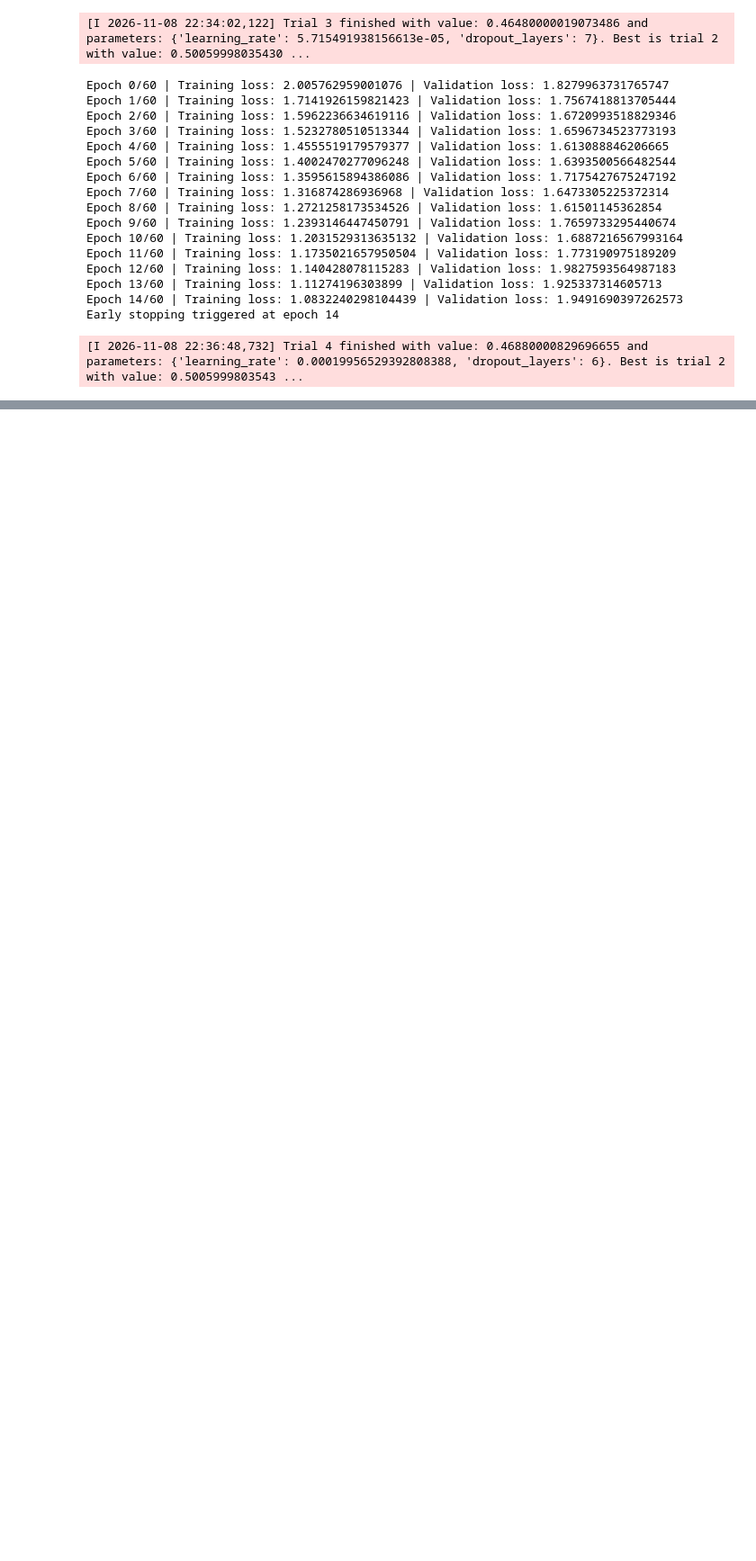
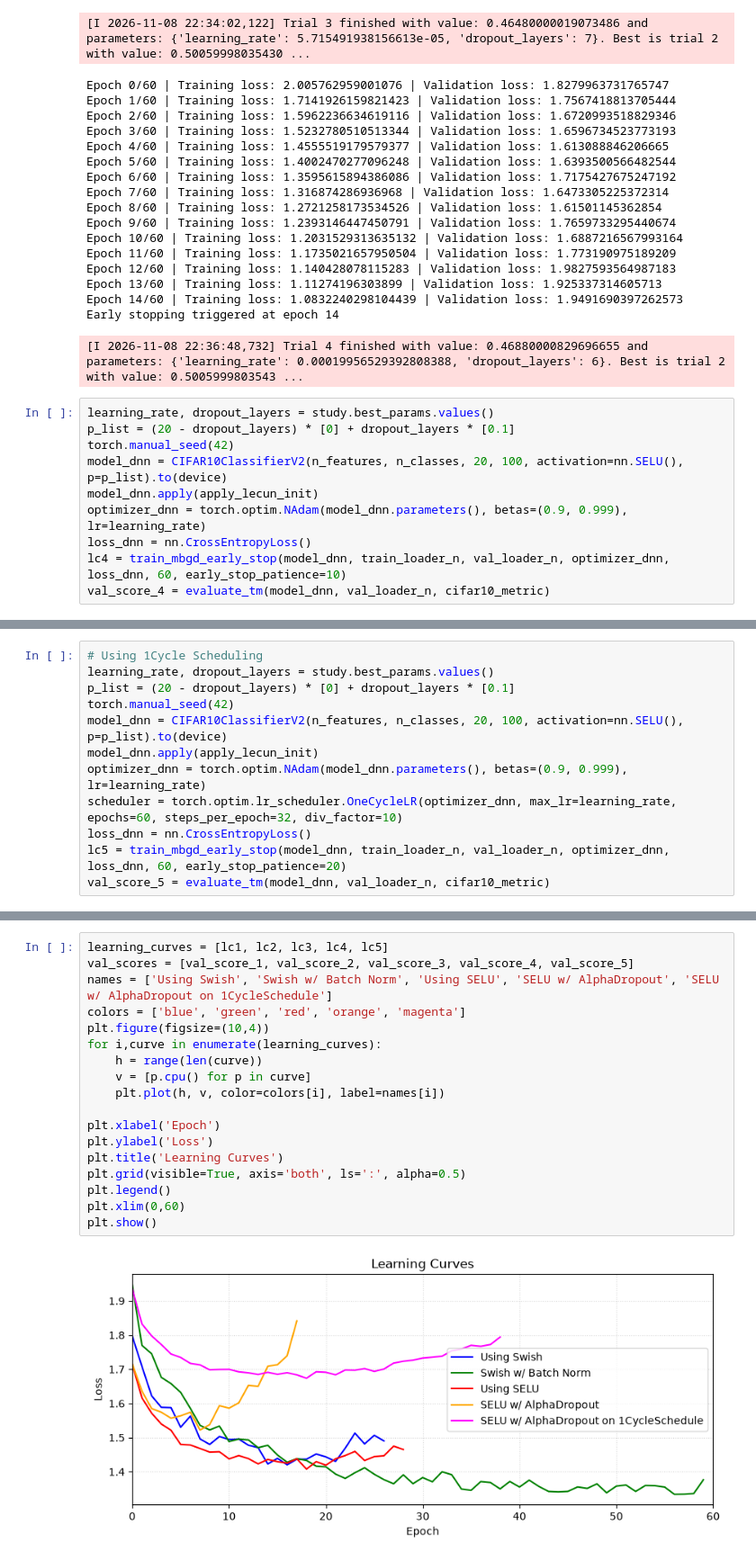
Before and after one commit to svd-jelo/deep-learning, a Jupyter notebook: 402-deep-conv-models.ipynb, the cells around one changed output, grey strips where cells are left out. Shown at 90% size. Saved outputs shown, nothing was run; the diff lists cells and outputs as text; blank space fills up the shorter version.

Commit message:
Finish CIFAR10 exercise. Start Conv Chapter

```diff
--- a/402-deep-conv-models.ipynb
+++ b/402-deep-conv-models.ipynb
@@ -2161,3 +2161,13 @@ Epoch 13/60 | Training loss: 1.11274196303899 | Validation loss: 1.9253373146057
 Epoch 14/60 | Training loss: 1.0832240298104439 | Validation loss: 1.9491690397262573
 Early stopping triggered at epoch 14
 [I 2026-11-08 22:36:48,732] Trial 4 finished with value: 0.46880000829696655 and parameters: {'learning_rate': 0.00019956529392808388, 'dropout_layers': 6}. Best is trial 2 with value: 0.5005999803543 ...
+# %%
+learning_rate, dropout_layers = study.best_params.values()
+p_list = (20 - dropout_layers) * [0] + dropout_layers * [0.1]
+torch.manual_seed(42)
+model_dnn = CIFAR10ClassifierV2(n_features, n_classes, 20, 100, activation=nn.SELU(), p=p_list).to(device)
+model_dnn.apply(apply_lecun_init)
+optimizer_dnn = torch.optim.NAdam(model_dnn.parameters(), betas=(0.9, 0.999), lr=learning_rate)
+loss_dnn = nn.CrossEntropyLoss()
+lc4 = train_mbgd_early_stop(model_dnn, train_loader_n, val_loader_n, optimizer_dnn, loss_dnn, 60, early_stop_patience=10)
+val_score_4 = evaluate_tm(model_dnn, val_loader_n, cifar10_metric)
@@ -2163,0 +2278,12 @@ Early stopping triggered at epoch 14
+# %%
+# Using 1Cycle Scheduling
+learning_rate, dropout_layers = study.best_params.values()
+p_list = (20 - dropout_layers) * [0] + dropout_layers * [0.1]
+torch.manual_seed(42)
+model_dnn = CIFAR10ClassifierV2(n_features, n_classes, 20, 100, activation=nn.SELU(), p=p_list).to(device)
+model_dnn.apply(apply_lecun_init)
+optimizer_dnn = torch.optim.NAdam(model_dnn.parameters(), betas=(0.9, 0.999), lr=learning_rate)
+scheduler = torch.optim.lr_scheduler.OneCycleLR(optimizer_dnn, max_lr=learning_rate, epochs=60, steps_per_epoch=32, div_factor=10)
+loss_dnn = nn.CrossEntropyLoss()
+lc5 = train_mbgd_early_stop(model_dnn, train_loader_n, val_loader_n, optimizer_dnn, loss_dnn, 60, early_stop_patience=20)
+val_score_5 = evaluate_tm(model_dnn, val_loader_n, cifar10_metric)
@@ -2163,0 +2312,20 @@ Early stopping triggered at epoch 14
+# %%
+learning_curves = [lc1, lc2, lc3, lc4, lc5]
+val_scores = [val_score_1, val_score_2, val_score_3, val_score_4, val_score_5]
+names = ['Using Swish', 'Swish w/ Batch Norm', 'Using SELU', 'SELU w/ AlphaDropout', 'SELU w/ AlphaDropout on 1CycleSchedule']
+colors = ['blue', 'green', 'red', 'orange', 'magenta']
+plt.figure(figsize=(10,4))
+for i,curve in enumerate(learning_curves):
+    h = range(len(curve))
+    v = [p.cpu() for p in curve]
+    plt.plot(h, v, color=colors[i], label=names[i])
+
+plt.xlabel('Epoch')
+plt.ylabel('Loss')
+plt.title('Learning Curves')
+plt.grid(visible=True, axis='both', ls=':', alpha=0.5)
+plt.legend()
+plt.xlim(0,60)
+plt.show()
+# %% [output]
+[figure, added]
```
Also changed, not shown: parts of 10 cells of this notebook.
